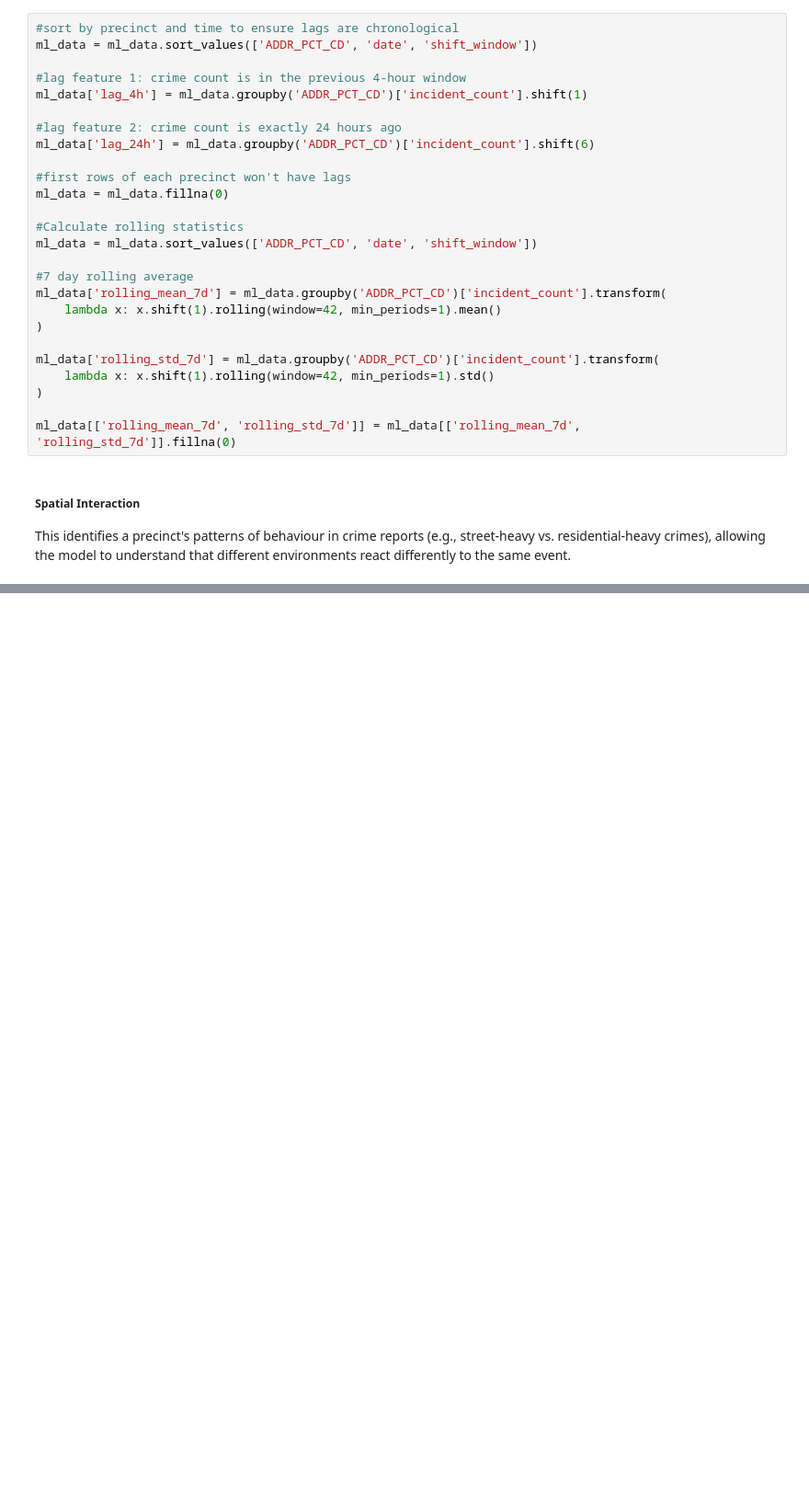
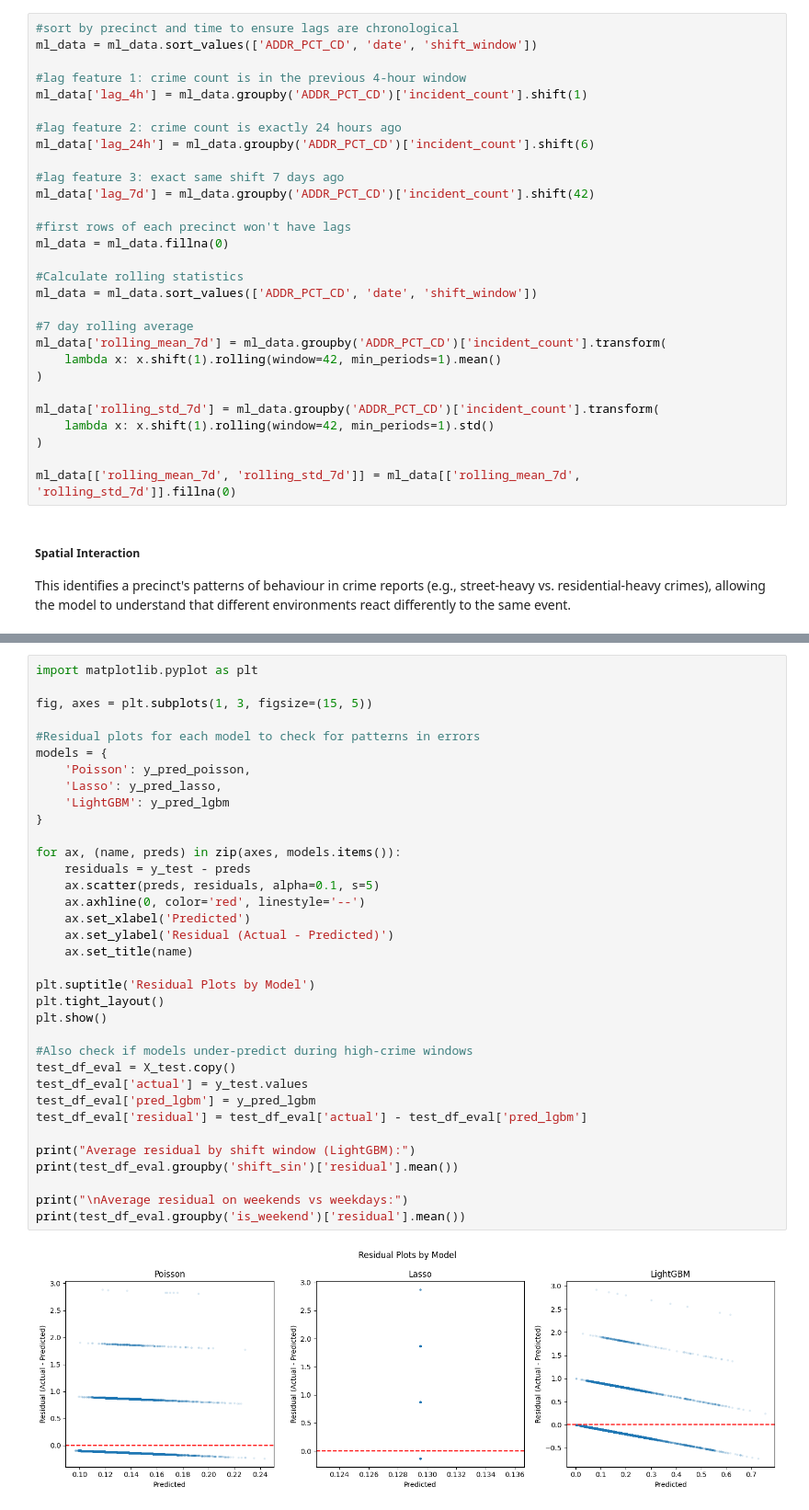
Before and after one commit to Nicole7443/mse-433-individual-project, a Jupyter notebook: ML.ipynb, the cells around one changed output, grey strips where cells are left out. Shown at 92% size. Saved outputs shown, nothing was run; the diff lists cells and outputs as text; blank space fills up the shorter version.

```diff
--- a/ML.ipynb
+++ b/ML.ipynb
@@ -87,6 +87,9 @@ ml_data['lag_4h'] = ml_data.groupby('ADDR_PCT_CD')['incident_count'].shift(1)
 
 #lag feature 2: crime count is exactly 24 hours ago
 ml_data['lag_24h'] = ml_data.groupby('ADDR_PCT_CD')['incident_count'].shift(6)
+
+#lag feature 3: exact same shift 7 days ago
+ml_data['lag_7d'] = ml_data.groupby('ADDR_PCT_CD')['incident_count'].shift(42)
 
 #first rows of each precinct won't have lags
 ml_data = ml_data.fillna(0)
@@ -142,0 +421,37 @@ ml_data = ml_data.merge(
+# %%
+import matplotlib.pyplot as plt
+
+fig, axes = plt.subplots(1, 3, figsize=(15, 5))
+
+#Residual plots for each model to check for patterns in errors
+models = {
+    'Poisson': y_pred_poisson,
+    'Lasso': y_pred_lasso,
+    'LightGBM': y_pred_lgbm
+}
+
+for ax, (name, preds) in zip(axes, models.items()):
+    residuals = y_test - preds
+    ax.scatter(preds, residuals, alpha=0.1, s=5)
+    ax.axhline(0, color='red', linestyle='--')
+    ax.set_xlabel('Predicted')
+    ax.set_ylabel('Residual (Actual - Predicted)')
+    ax.set_title(name)
+
+plt.suptitle('Residual Plots by Model')
+plt.tight_layout()
+plt.show()
+
+#Also check if models under-predict during high-crime windows
+test_df_eval = X_test.copy()
+test_df_eval['actual'] = y_test.values
+test_df_eval['pred_lgbm'] = y_pred_lgbm
+test_df_eval['residual'] = test_df_eval['actual'] - test_df_eval['pred_lgbm']
+
+print("Average residual by shift window (LightGBM):")
+print(test_df_eval.groupby('shift_sin')['residual'].mean())
+
+print("\nAverage residual on weekends vs weekdays:")
+print(test_df_eval.groupby('is_weekend')['residual'].mean())
+# %% [output]
+[figure, added]
```
Also changed, not shown: parts of 29 cells of this notebook, 2 other files.
